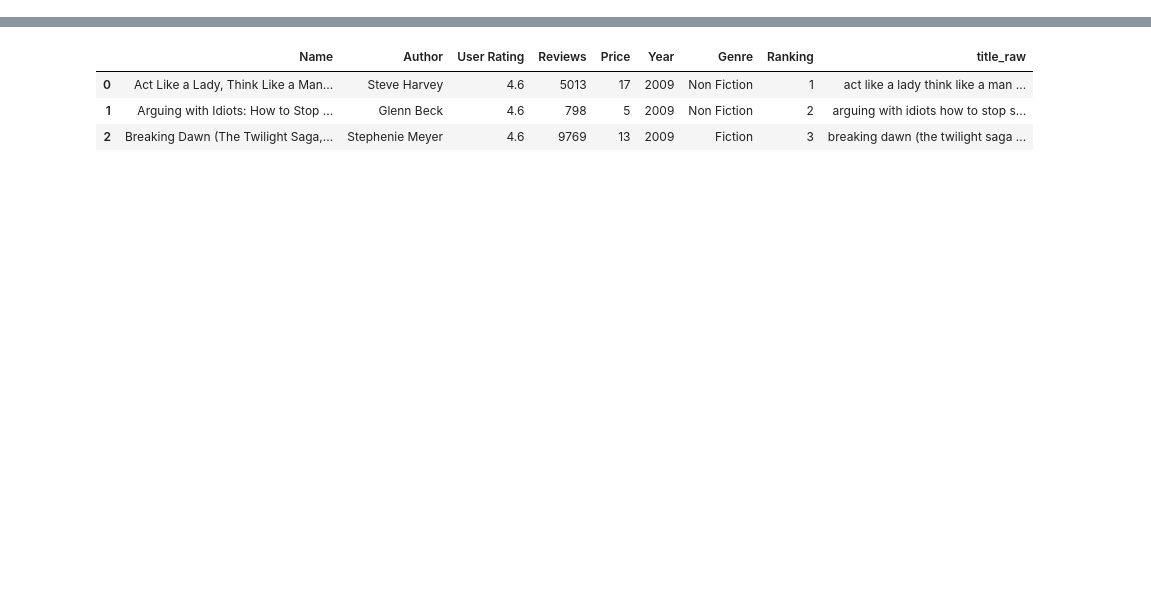
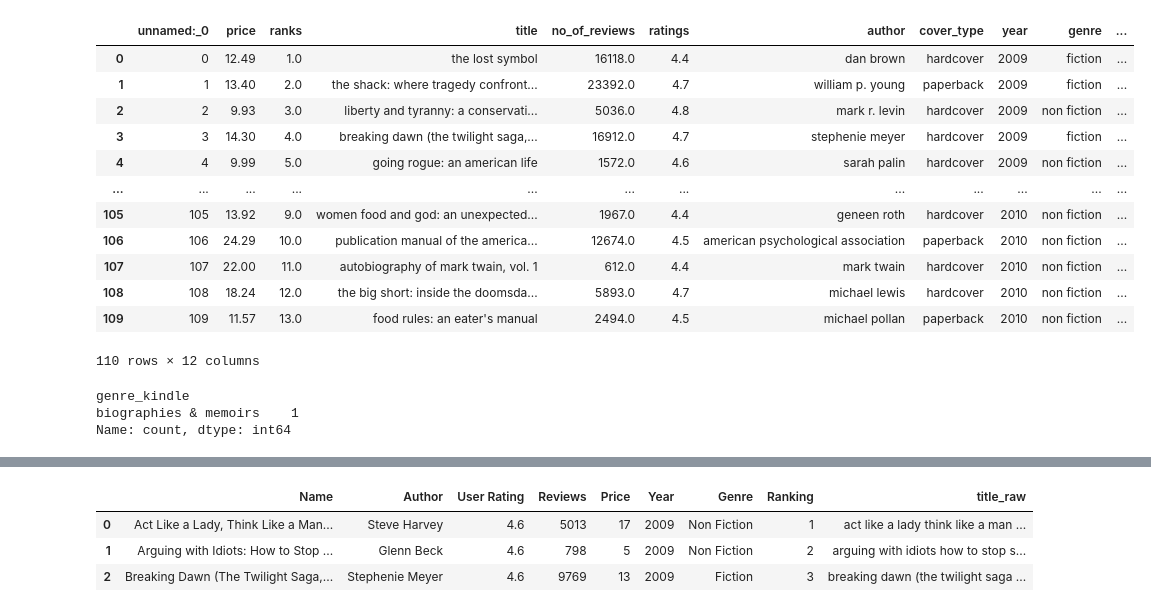
Before and after one commit to 4nn-1sM/Mercado_literario, a Jupyter notebook: utils/merge_amazon.ipynb, the cells around one changed output, grey strips where cells are left out. Cells and saved outputs as stored; diff of their text form; code cells hidden in the pictures; blank space fills up the shorter version.

```diff
--- a/utils/merge_amazon.ipynb
+++ b/utils/merge_amazon.ipynb
@@ -9,0 +10,7 @@ df_audible = pd.read_csv("../data/bd_audible_clean.csv")
+# %%
+# meter en un futuro en las py de limpieza de datos
+df_amazon.columns = df_amazon.columns.str.lower().str.replace(' ', '_')
+# %%
+df_kindle.columns = df_kindle.columns.str.lower().str.replace(' ', '_')
+# %%
+df_audible.columns = df_audible.columns.str.lower().str.replace(' ', '_')
@@ -9,0 +104,11 @@ df_audible = pd.read_csv("../data/bd_audible_clean.csv")
+# %%
+for title in df_amazon["title"]:
+    if title in df_audible["title"].values:
+        print("oooooo", title)
+        df_amazon["genre_audible"] = df_audible.loc[df_audible["title"] == title, "categories"]
+    else: np.nan
+for title in df_amazon["title"]:
+    print("yaaassss",title)
+    if title in df_kindle["title"].values:
+        df_amazon["genre_kindle"] = df_kindle.loc[df_kindle["title"] == title, "category_name"]
+    else: np.nan
@@ -9,0 +133,22 @@ df_audible = pd.read_csv("../data/bd_audible_clean.csv")
+# %%
+df_amazon.head(110)
+# %% [output]
+|  | unnamed:_0 | price | ranks | title | no_of_reviews | ratings | author | cover_type | year | genre | ... |
+| 0 | 0 | 12.49 | 1.0 | the lost symbol | 16118.0 | 4.4 | dan brown | hardcover | 2009 | fiction | ... |
+| 1 | 1 | 13.40 | 2.0 | the shack: where tragedy confront... | 23392.0 | 4.7 | william p. young | paperback | 2009 | fiction | ... |
+| 2 | 2 | 9.93 | 3.0 | liberty and tyranny: a conservati... | 5036.0 | 4.8 | mark r. levin | hardcover | 2009 | non fiction | ... |
+| 3 | 3 | 14.30 | 4.0 | breaking dawn (the twilight saga,... | 16912.0 | 4.7 | stephenie meyer | hardcover | 2009 | fiction | ... |
+| 4 | 4 | 9.99 | 5.0 | going rogue: an american life | 1572.0 | 4.6 | sarah palin | hardcover | 2009 | non fiction | ... |
+| ... | ... | ... | ... | ... | ... | ... | ... | ... | ... | ... | ... |
+| 105 | 105 | 13.92 | 9.0 | women food and god: an unexpected... | 1967.0 | 4.4 | geneen roth | hardcover | 2010 | non fiction | ... |
+| 106 | 106 | 24.29 | 10.0 | publication manual of the america... | 12674.0 | 4.5 | american psychological association | paperback | 2010 | non fiction | ... |
+| 107 | 107 | 22.00 | 11.0 | autobiography of mark twain, vol. 1 | 612.0 | 4.4 | mark twain | hardcover | 2010 | non fiction | ... |
+| 108 | 108 | 18.24 | 12.0 | the big short: inside the doomsda... | 5893.0 | 4.7 | michael lewis | hardcover | 2010 | non fiction | ... |
+| 109 | 109 | 11.57 | 13.0 | food rules: an eater's manual | 2494.0 | 4.5 | michael pollan | paperback | 2010 | non fiction | ... |
+110 rows × 12 columns
+# %%
+df_amazon["genre_kindle"].value_counts()
+# %% [output]
+genre_kindle
+biographies & memoirs    1
+Name: count, dtype: int64
```
Also changed, not shown: parts of 18 cells of this notebook, 27 other files.
